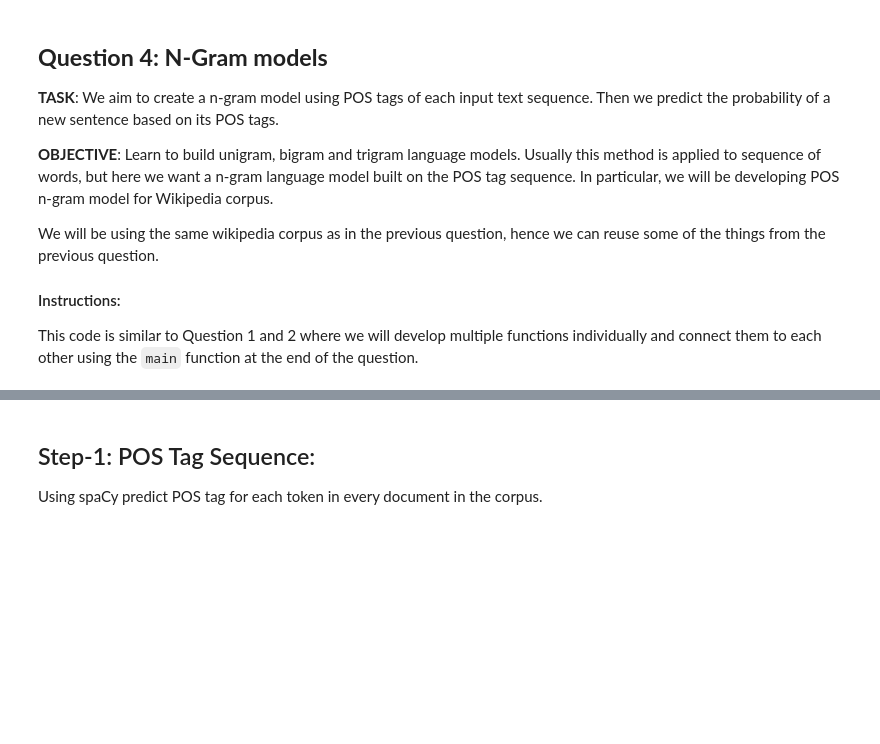
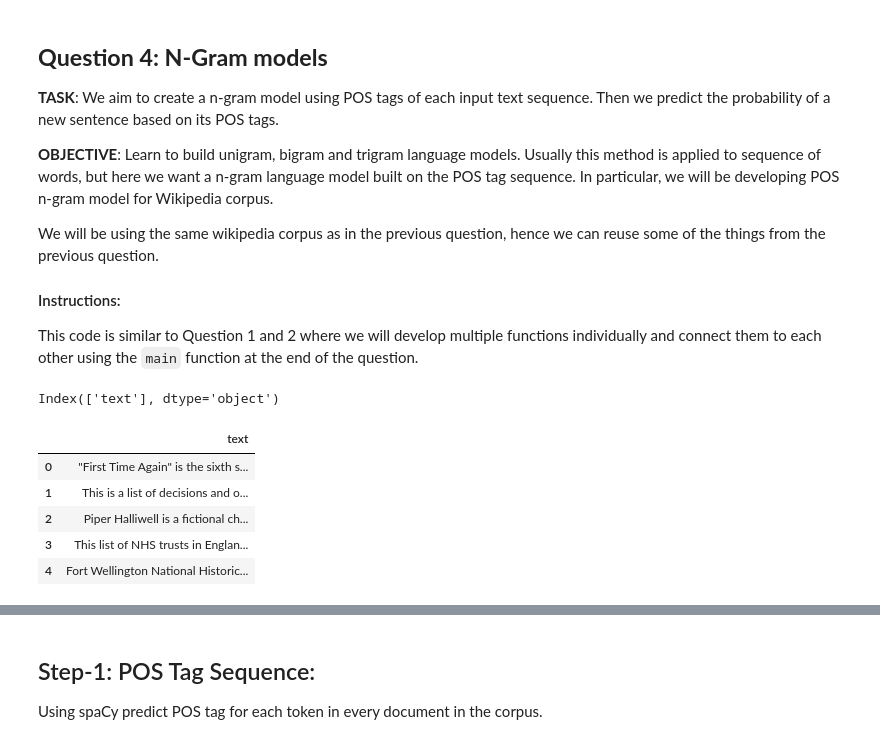
Before and after one commit to whiplxsh21/CS779-IITK, a Jupyter notebook: Assignment 1/question_4.ipynb, the cells around one changed output, grey strips where cells are left out. Drawn from its saved outputs; the diff is of its cells as text; code cells hidden in the pictures; blank space fills up the shorter version.

```diff
--- a/Assignment 1/question_4.ipynb
+++ b/Assignment 1/question_4.ipynb
@@ -97,5 +108,19 @@ def load_data():
     dataset = pd.DataFrame(dataset)
     return dataset
 dataset = load_data()
+# %%
+# removing the index level 0 column (redundant)
+
+dataset.drop('__index_level_0__', axis=1, inplace=True)
+dataset.columns
+# %% [output]
+Index(['text'], dtype='object')
 # %%
-dataset
+dataset.head()
+# %% [output]
+|  | text |
+| 0 | "First Time Again" is the sixth s... |
+| 1 | This is a list of decisions and o... |
+| 2 | Piper Halliwell is a fictional ch... |
+| 3 | This list of NHS trusts in Englan... |
+| 4 | Fort Wellington National Historic... |
```
Also changed, not shown: parts of 20 cells of this notebook, 9 other files.
